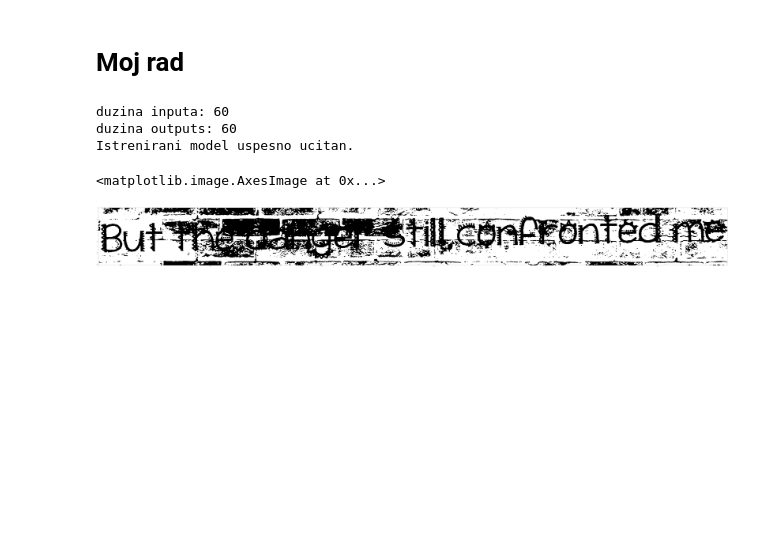
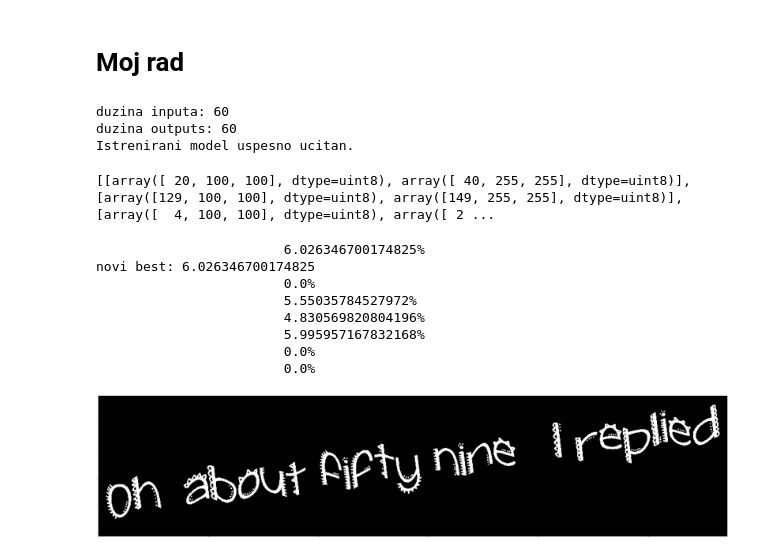
Before and after one commit to vlaksi/Soft-Challenges, a Jupyter notebook: izazovi[20-21]/Nedeljni izazov 2 - OCR/sc_2020_challenge_2/my-work.ipynb, the cells around one changed output. Saved outputs shown, nothing was run; the diff lists cells and outputs as text; code cells hidden in the pictures; blank space fills up the shorter version.

Commit message:
[izazov2][50.18%]: Druga segmentacija preko rangea boja

```diff
--- a/izazovi[20-21]/Nedeljni izazov 2 - OCR/sc_2020_challenge_2/my-work.ipynb
+++ b/izazovi[20-21]/Nedeljni izazov 2 - OCR/sc_2020_challenge_2/my-work.ipynb
@@ -68,8 +61,74 @@ print(extract_text(distances, letters, ann,vocabulary))
 # %%
 # POPRAVLJANJEEEE SEGMENTACIJE
-image_path = 'dataset/validation/train86.png'
-image, img, opening = image_segmentation(image_path,1)
-plt.imshow(opening,'gray')
+image_path = 'dataset/validation/train46.png'
+img = cv2.imread(image_path)
+image = img.copy()
+hsv = cv2.cvtColor(image,cv2.COLOR_BGR2HSV)
-# %% [output]
-<matplotlib.image.AxesImage at 0x...>
-[figure, removed]
+# %%
+# DEFINISEM GRANICE ZA SVE BOJE KOJE SE UGLAVNOM POJAVLJUJU
+bgr_collors = []
+yellow_bgr = (100,220,220)
+bgr_collors.append(yellow_bgr)
+
+purple_pink_bgr = (230,182,213) # ne radi nesto bas sjajno
+bgr_collors.append(purple_pink_bgr)
+
+brown_orange_bgr = (110,160,220)
+bgr_collors.append(brown_orange_bgr)
+
+light_brown_bgr = (124,165,234) # nije bas sjajno, slika 96
+bgr_collors.append(light_brown_bgr)
+
+# primer slike je: 46
+light_orange_bgr = (50,170,210)
+bgr_collors.append(light_orange_bgr)
+
+# primer slike je: 47
+dark_pink_bgr = (193,170,230) # nije bas sjajno, slika 47
+bgr_collors.append(dark_pink_bgr)
+
+# primer slike je: 49
+pink_bgr = (217,180,245) # ne funkcionise bas
+bgr_collors.append(pink_bgr)
+
+# primer slike 50
+
+
+possible_borders = []
+for bgr_collor in bgr_collors:
+    lower,upper = get_limits_for_wanted_color(bgr_collor)
+    possible_borders.append([lower,upper])
+
+print(possible_borders)
+# %% [output]
+[[array([ 20, 100, 100], dtype=uint8), array([ 40, 255, 255], dtype=uint8)], [array([129, 100, 100], dtype=uint8), array([149, 255, 255], dtype=uint8)], [array([  4, 100, 100], dtype=uint8), array([ 2 ...
+# %%
+# PRODJEM KROZ SVAKU GRANICU I BOJU I VIDIM KOJA IMA NAJMANJI PROCENAT
+# BELIH PIKSELA, I VEROVATNO JE ONA NAJBOLJE URADILA ODABIR SLOVA
+best_percent = 0
+best_mask = None
+for border in possible_borders:
+    temp_mask = cv2.inRange(hsv,border[0],border[1])
+    percent_white_pixel = get_percents_for_white_and_black_pixels(img, temp_mask)
+    print("\t\t\t"+(str(percent_white_pixel)) +"%")
+    if percent_white_pixel > best_percent and percent_white_pixel < 20:
+        best_percent = percent_white_pixel
+        best_mask = temp_mask
+        print("novi best: " + str(best_percent))
+
+if best_mask is not None:
+    plt.imshow(best_mask,'gray')
+    # KASNIJE MOZDA ITERIRATI I VIDETI ZA KOJU KOMBINACIJU DAJE
+    # 'DOBRU RECENICU'
+else:
+    print("nije nasao koristan range")
+# %% [output]
+                        6.026346700174825%
+novi best: 6.026346700174825
+                        0.0%
+                        5.55035784527972%
+                        4.830569820804196%
+                        5.995957167832168%
+                        0.0%
+                        0.0%
+[figure, added]
```
Also changed, not shown: parts of 54 cells of this notebook, 2 other files.
